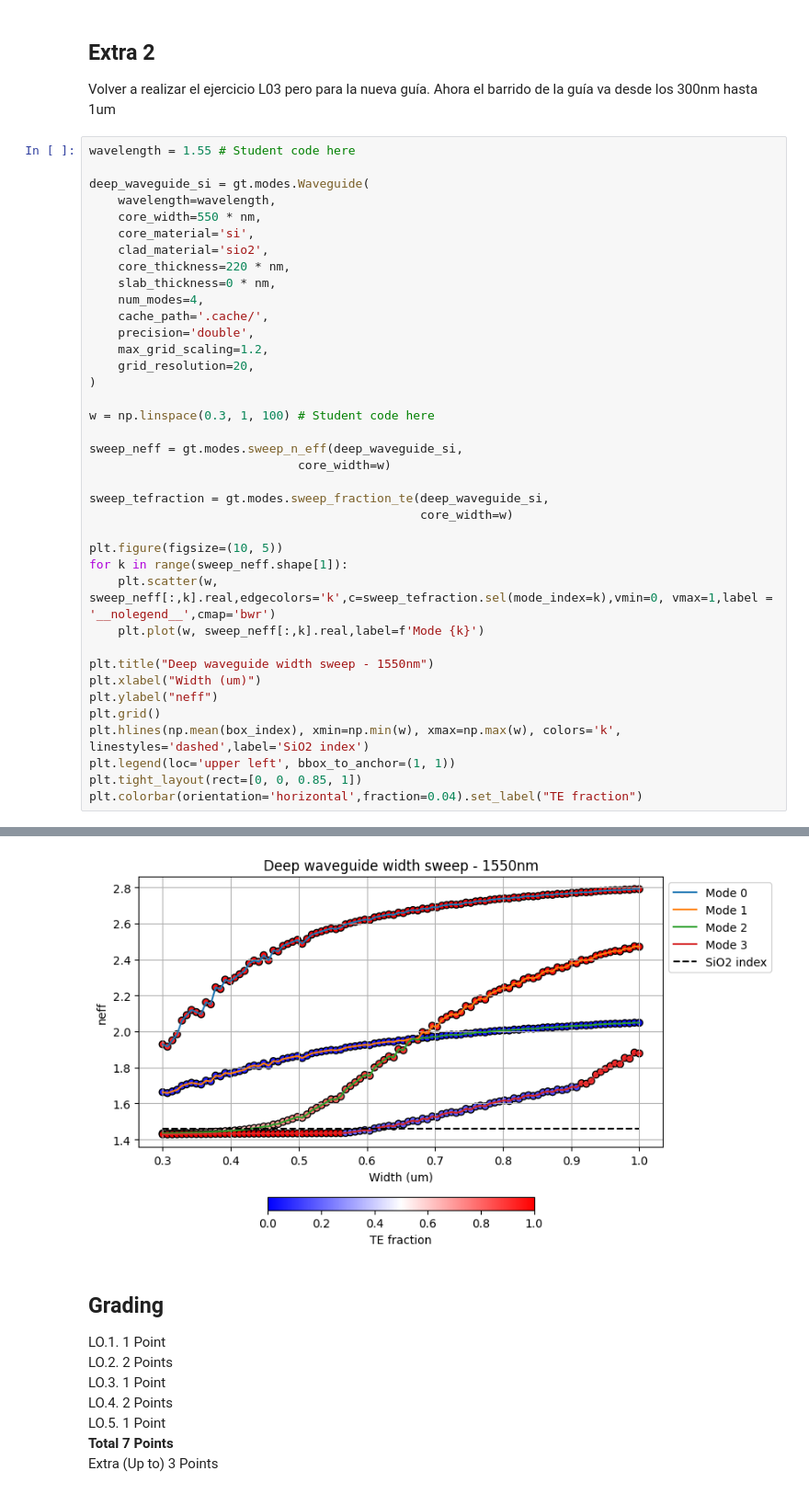
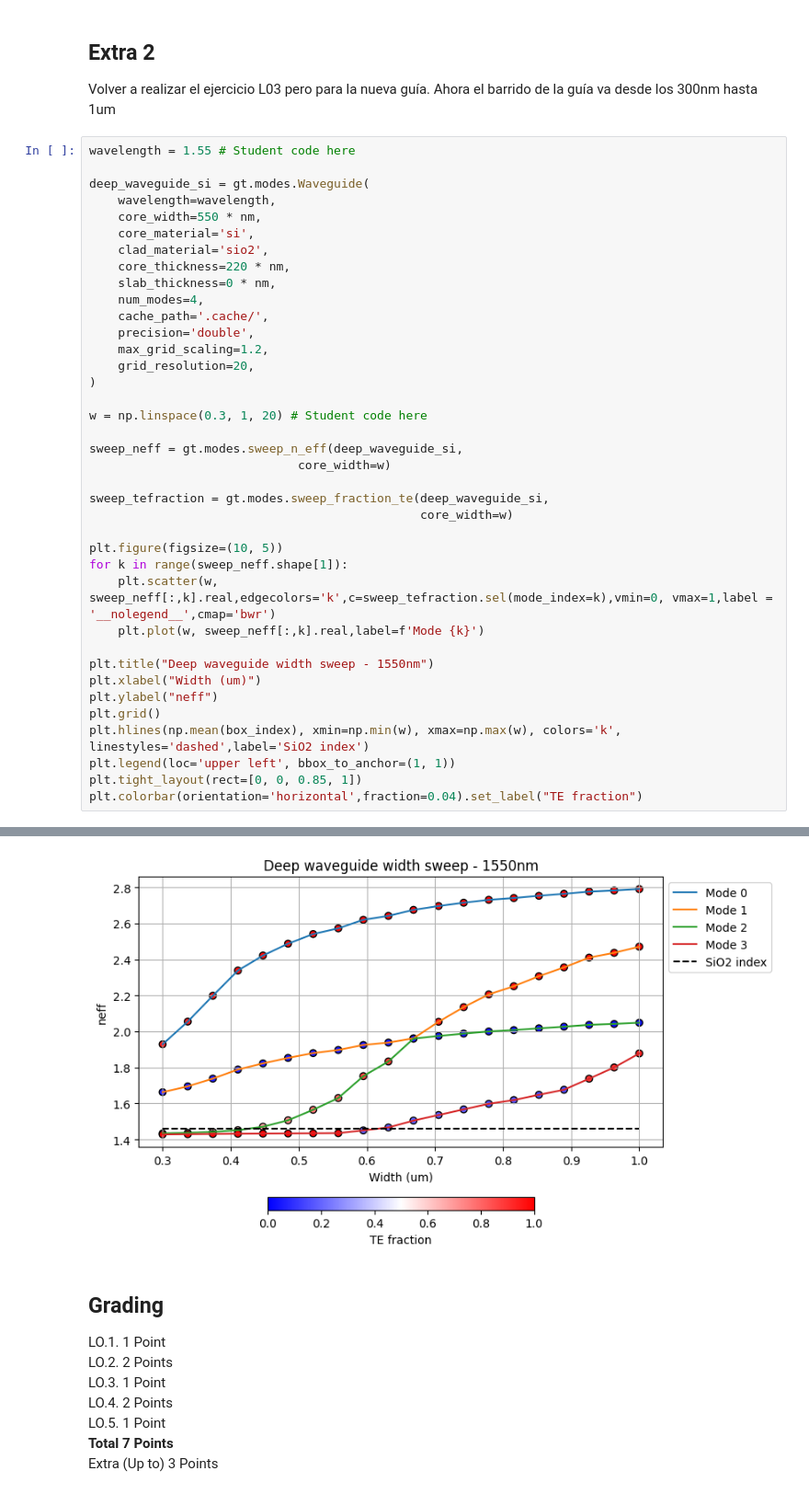
Before and after one commit to rauleet/cifoin-lab1, a Jupyter notebook: WAVEGUIDES_Student.ipynb, the cells around one changed output, grey strips where cells are left out. Shown at 92% size. Saved outputs shown, nothing was run; the diff lists cells and outputs as text.

```diff
--- a/WAVEGUIDES_Student.ipynb
+++ b/WAVEGUIDES_Student.ipynb
@@ -849,7 +853,7 @@ deep_waveguide_si = gt.modes.Waveguide(
     grid_resolution=20,
 )
 
-w = np.linspace(0.3, 1, 100) # Student code here
+w = np.linspace(0.3, 1, 20) # Student code here
 
 sweep_neff = gt.modes.sweep_n_eff(deep_waveguide_si,
                              core_width=w)
@@ -908,4 +918,4 @@ plt.colorbar(orientation='horizontal',fraction=0.04).set_label("TE fraction")
-[figure, old version]
+[figure, new version]
 # %% [markdown]
 ## Grading
 
```
Also changed, not shown: parts of 13 cells of this notebook, 2 other files.
